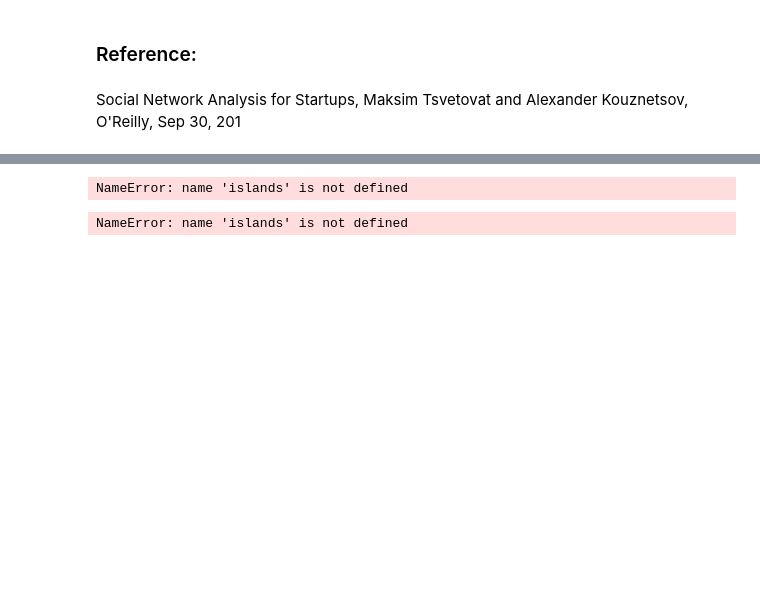
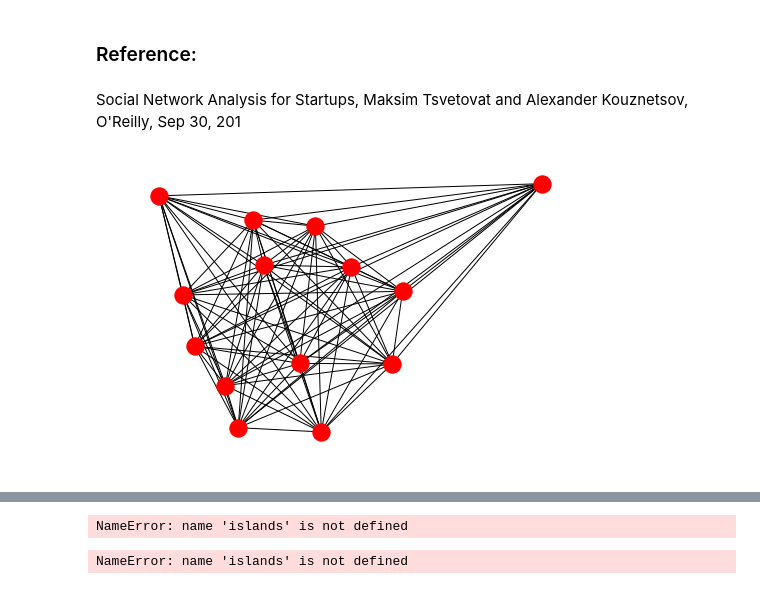
Before and after one commit to miasiracusa/Data607, a Jupyter notebook: Data620/Project%202%20Draft.ipynb, the cells around one changed output, grey strips where cells are left out. Cells and saved outputs as stored; diff of their text form; code cells hidden in the pictures; blank space fills up the shorter version.

```diff
--- a/Data620/Project%202%20Draft.ipynb
+++ b/Data620/Project%202%20Draft.ipynb
@@ -70,3 +70,7 @@ def island_method(G, iterations=5):
     return [[threshold, trim_edges(G, threshold)] for threshold in range(mn,mx,step)]
 # %%
 cc=list(nx.connected_component_subgraphs(G))[0]
+# %%
+nx.draw(cc)
+# %% [output]
+[figure, added]
```
Also changed, not shown: parts of 4 cells of this notebook.
